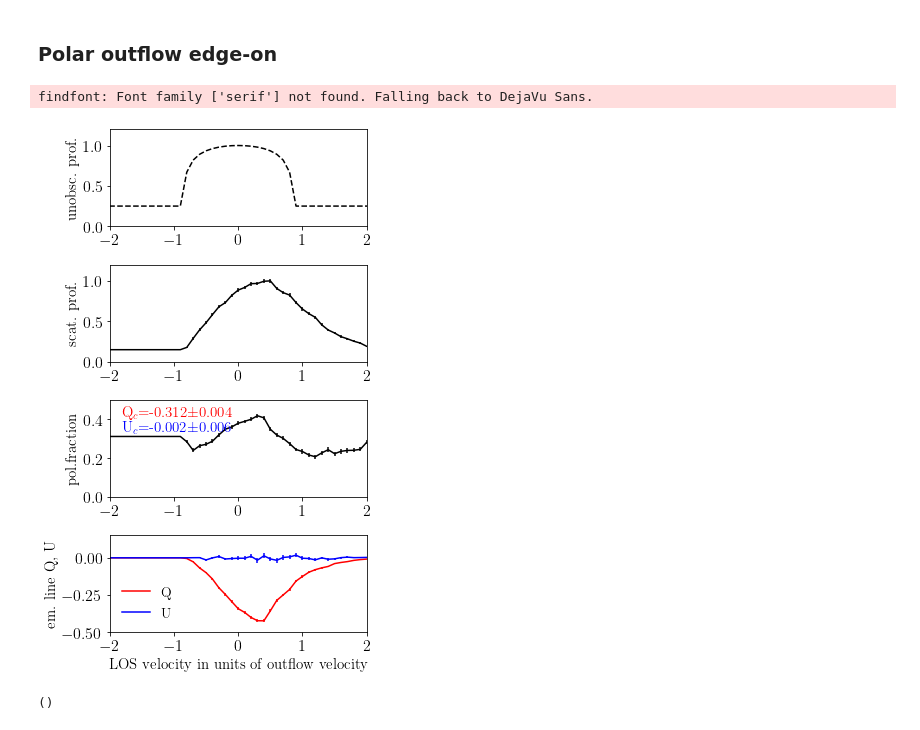
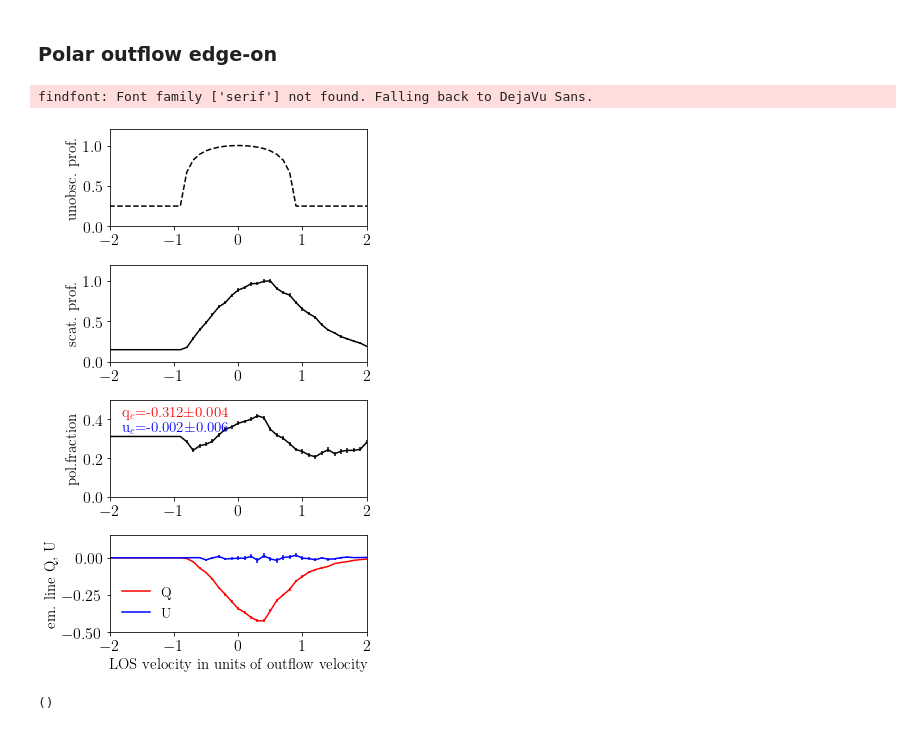
Before and after one commit to zakamska/polarized_outflows, a Jupyter notebook: polarized_outflows.ipynb, the cells around one changed output. Cells and saved outputs as stored; diff of their text form; code cells hidden in the pictures.

```diff
--- a/polarized_outflows.ipynb
+++ b/polarized_outflows.ipynb
@@ -306,36 +306,36 @@ ax.errorbar(vlos,abs(fvlosq+fc*contq)/func,(efvlosq+fc*econtq)/func,color='black
 ax.set_ylim(bottom=0., top=0.5)
 ax.set_xlim(left=-2.,right=2.0)
 ax.set_ylabel('pol.fraction', fontsize=15, color='black')
-ax.text(0.05,0.8,'Q$_c$=%.3f$\pm$%.3f' % (contq/cont, econtq/cont),
+ax.text(0.05,0.8,'q$_c$=%.3f$\pm$%.3f' % (contq/cont, econtq/cont),
         verticalalignment='bottom', horizontalalignment='left',
         transform=ax.transAxes,
         color='red', fontsize=15)
-ax.text(0.05,0.65,'U$_c$=%.3f$\pm$%.3f' % (contu/cont, econtu/cont),
+ax.text(0.05,0.65,'u$_c$=%.3f$\pm$%.3f' % (contu/cont, econtu/cont),
         verticalalignment='bottom', horizontalalignment='left',
         transform=ax.transAxes,
         color='blue', fontsize=15)
 
 ax=plt.subplot(414)
 ax.errorbar(vlos,fvlosq/np.max(fvlos),efvlosq/np.max(fvlos),color='red', label="Q")
 ax.errorbar(vlos,fvlosu/np.max(fvlos),efvlosu/np.max(fvlos),color='blue', label="U")
 ax.set_ylim(bottom=-0.5, top=0.15)
 ax.set_xlim(left=-2.,right=2.0)
 # get handles
 handles, labels = ax.get_legend_handles_labels()
 # remove the errorbars
 handles = [h[0] for h in handles]
 # use them in the legend
 ax.legend(handles, labels, loc='lower left', frameon=False)
 
 ax.set_ylabel('em. line Q, U', fontsize=15, color='black')
 ax.set_xlabel('LOS velocity in units of outflow velocity', fontsize=15, color='black')
 fig.tight_layout()
 
 plt.savefig(outfile)
 plt.show()
 # %% [output]
 findfont: Font family ['serif'] not found. Falling back to DejaVu Sans.
-[figure, old version]
+[figure, new version]
 # %%
 # to save the data from calculations, especially the long calculation with sig=0.01 and nmc_large=1e5:
 # THE METADATA JUST REFUSES TO BE SAVED, so doesn't work. we'll do it manually
```
Also changed, not shown: parts of 10 cells of this notebook.
